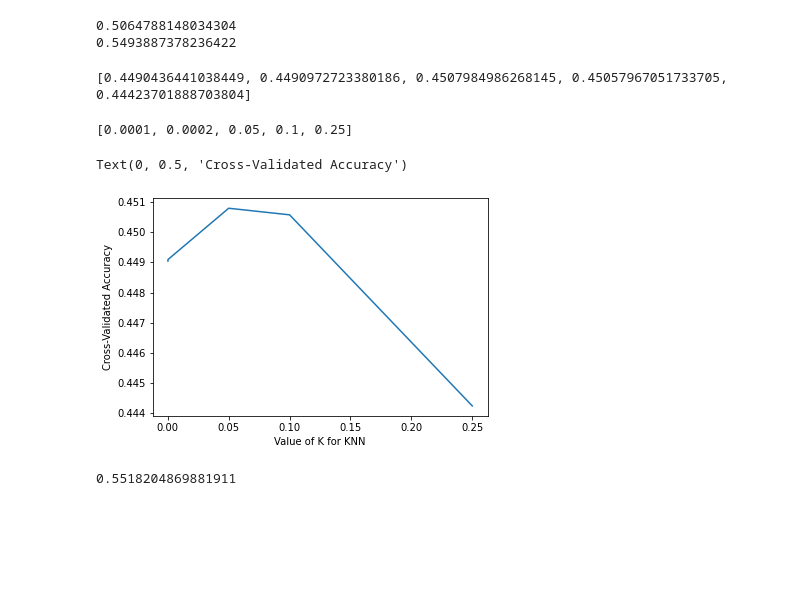
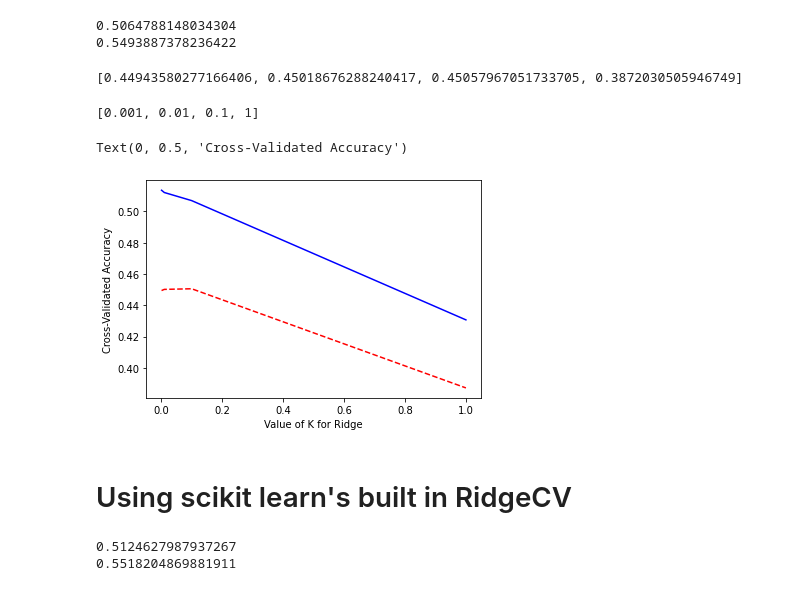
Before and after one commit to silvererudite/30-for-30-ml-projects, a Jupyter notebook: supervised/ridge-regression-in-depth.ipynb, the cells around one changed output. Saved outputs shown, nothing was run; the diff lists cells and outputs as text; code cells hidden in the pictures; blank space fills up the shorter version.

Commit message:
Day 46: Kaggle Notebook | Ridge regression in depth | Version 3

```diff
--- a/supervised/ridge-regression-in-depth.ipynb
+++ b/supervised/ridge-regression-in-depth.ipynb
@@ -97,28 +99,34 @@ print(clf.score(X_test, y_test))
 0.5064788148034304
 0.5493887378236422
 # %%
-alphas = [0.0001, 0.0002, 0.05, 0.1, 0.25]
-clf_scores = []
+alphas = [1e-3, 1e-2, 1e-1, 1]
+clf_scores, train_scores = [], []
 for alpha in alphas:
    clf = linear_model.Ridge(alpha)
-   scores = cross_val_score(clf, X_train, y_train, cv=10)
-   clf_scores.append(scores.mean())
+   cv_results = cross_validate(clf, X_train, y_train, cv=10, return_train_score=True)
+   clf_scores.append(cv_results['test_score'].mean())
+   train_scores.append(cv_results['train_score'].mean())
 print(clf_scores)
 # %% [output]
-[0.4490436441038449, 0.4490972723380186, 0.4507984986268145, 0.45057967051733705, 0.44423701888703804]
+[0.44943580277166406, 0.45018676288240417, 0.45057967051733705, 0.3872030505946749]
 # %%
 alphas
 # %% [output]
-[0.0001, 0.0002, 0.05, 0.1, 0.25]
+[0.001, 0.01, 0.1, 1]
 # %%
-plt.plot(alphas, clf_scores)
-plt.xlabel('Value of K for KNN')
+plt.plot(alphas, clf_scores, "--r")
+plt.plot(alphas, train_scores, "-b")
+plt.xlabel('Value of K for Ridge')
 plt.ylabel('Cross-Validated Accuracy')
 # %% [output]
 Text(0, 0.5, 'Cross-Validated Accuracy')
-[figure, old version]
+[figure, new version]
+# %% [markdown]
+# Using scikit learn's built in RidgeCV
 # %%
 clf_cv = linear_model.RidgeCV(alphas=[1e-3, 1e-2, 1e-1, 1]).fit(X_train, y_train)
-clf_cv.score(X_test, y_test)
+print(clf_cv.score(X_train, y_train))
+print(clf_cv.score(X_test, y_test))
 # %% [output]
+0.5124627987937267
 0.5518204869881911
```
Also changed, not shown: parts of 5 cells of this notebook.
